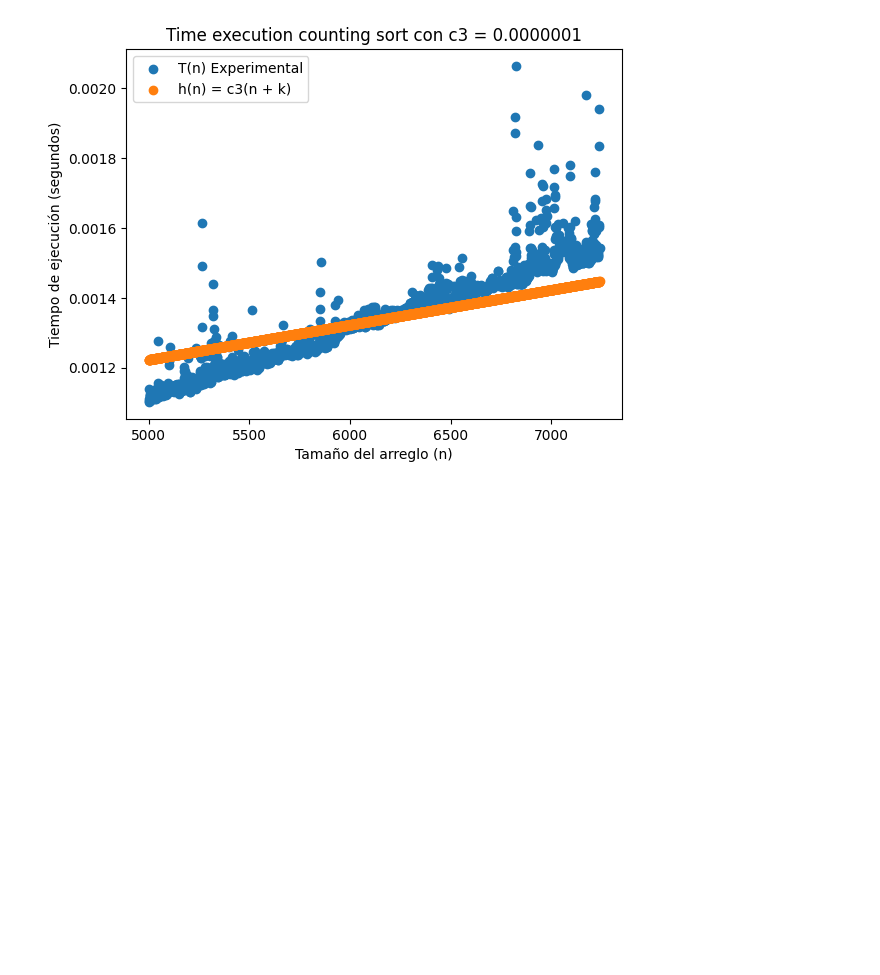
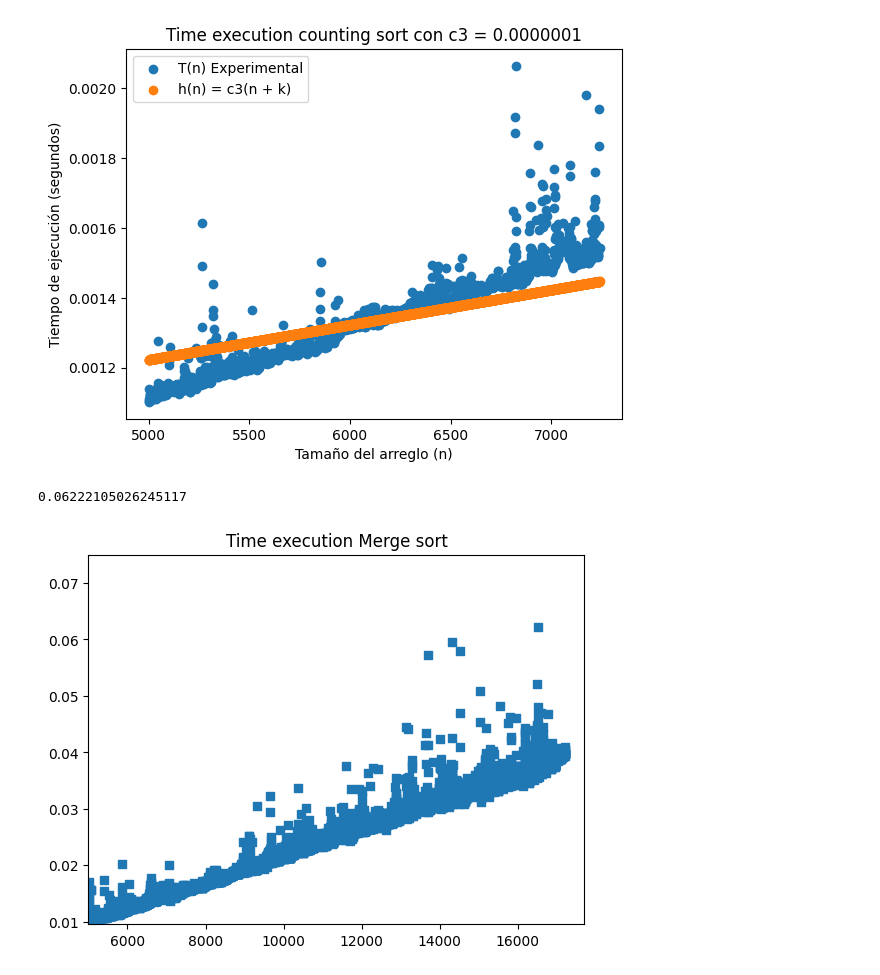
Before and after one commit to MateoG404/Algorithms, a Jupyter notebook: Taller 2/PuntoB/PuntoB.ipynb, the cells around one changed output. Saved outputs shown, nothing was run; the diff lists cells and outputs as text; code cells hidden in the pictures; blank space fills up the shorter version.

```diff
--- a/Taller 2/PuntoB/PuntoB.ipynb
+++ b/Taller 2/PuntoB/PuntoB.ipynb
@@ -268,0 +208,22 @@ plt.show()
+# %%
+time_inicial = time.time()  # Tiempo inicio
+
+time_final = time.time() - time_inicial
+n_merge = 5000
+
+# DataFrame para guardar la media de tiempo de ejecucion para cada n experimento
+tine_sort_merge = []
+while time_final < 300:#300
+
+    tiempo_experimentol_inicial = time.time()
+
+    unsorted_array = np.random.randint(1,5000,n_merge)
+    sorted_array = merge_sort(unsorted_array)
+
+    # Agregar tiempo de ejecucion para cada subexperimento de n
+    # calcular promedio de cada subexperimento
+
+    tine_sort_merge.append(time.time() - tiempo_experimentol_inicial)
+
+    time_final = time.time() - time_inicial
+    n_merge += 1
@@ -268,0 +252,14 @@ plt.show()
+# %%
+df_merge_sort = pd.DataFrame({"Size":list(range(5000,n_merge)) ,"Time Execution":tine_sort_merge})
+df_cycle_sort = pd.DataFrame({"Size":list(range(5000,n_cycle)) ,"Time Execution":time_sort_cycle})
+# %%
+print(df_merge_sort['Time Execution'].max())
+plt.scatter(df_merge_sort['Size'],df_merge_sort['Time Execution'],marker = "s",label = "first")
+plt.title("Time execution Merge sort")
+plt.ylim(df_merge_sort['Time Execution'].min(),0.075)
+plt.xlim(5000, n_merge +500)
+
+plt.show()
+# %% [output]
+0.06222105026245117
+[figure, added]
```
Also changed, not shown: parts of 16 cells of this notebook, 8 other files.
